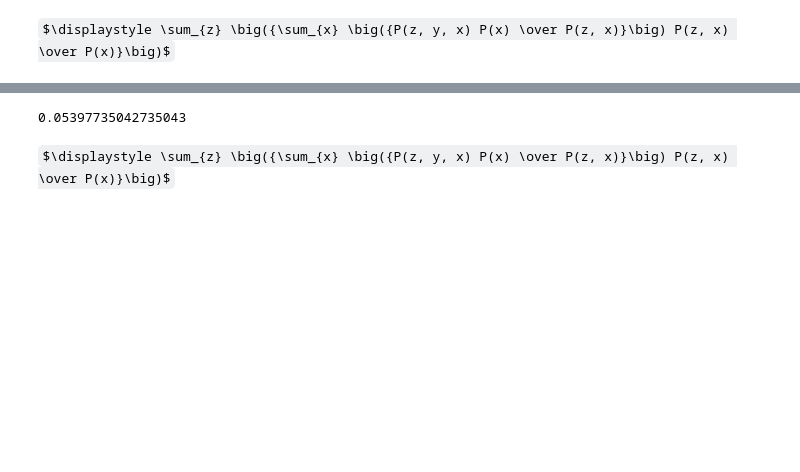
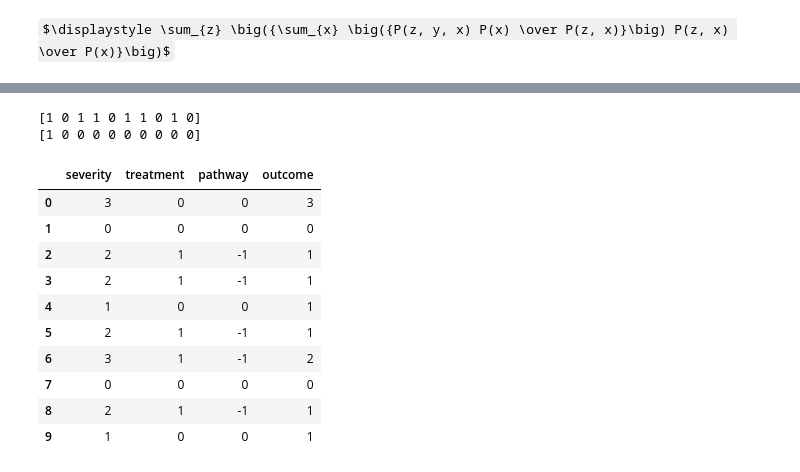
Before and after one commit to leo-ware/pqp, a Jupyter notebook: writeup/examples.ipynb, the cells around one changed output, grey strips where cells are left out. Cells and saved outputs as stored; diff of their text form; code cells hidden in the pictures; some formulas as TeX source; blank space fills up the shorter version.

```diff
--- a/writeup/examples.ipynb
+++ b/writeup/examples.ipynb
@@ -88,26 +19,0 @@ array([-4., -3., -2., -1.,  0.,  1.,  2.,  3.,  4.,  5.])
-# %%
-# examine control
-x = 0
-y = 5
-
-ac = 0
-for m in np.unique(df.m):
-    denom = (df.x == x).mean()
-
-    acc = 0
-    for x in np.unique(df.x):
-        numer = ((df.x == x) & (df.m == m) & (df.y == y)).mean() * (df.x == x).mean()
-        denom = ((df.x == x) & (df.m == m)).mean()
-        acc += numer / denom
-
-    numer = ((df.x == x) & (df.m == m)).mean() * acc
-
-    ac += numer / denom
-
-print(ac)
-# %% [output]
-0.05397735042735043
-# %%
-estimand.display()
-# %% [output]
-$\displaystyle \sum_{z} \big({\sum_{x} \big({P(z, y, x) P(x) \over P(z, x)}\big) P(z, x) \over P(x)}\big)$
@@ -113,0 +104,44 @@ $\displaystyle \sum_{z} \big({\sum_{x} \big({P(z, y, x) P(x) \over P(z, x)}\big)
+# %%
+np.random.seed(137)
+n = 10
+
+severity = np.random.binomial(3, 0.5, size=n)
+doctor_noise = np.random.binomial(1, 0.1, size=n)
+print((severity > 1).astype(int))
+print(doctor_noise)
+treatment = ((severity > 1) != doctor_noise).astype(int)
+
+# print(treatment)
+
+pathway_predisposition = 0# np.random.binomial(2, 0.5, size=n)
+pathway = pathway_predisposition - treatment
+
+outcome_noise = 0#np.random.binomial(2, 0.5, size=n)
+outcome = pathway + severity + outcome_noise
+
+model_vars = {}
+for name in ["severity", "treatment", "pathway", "outcome"]:
+    model_vars[name] = Variable(name)
+
+df = pd.DataFrame({
+    "severity": severity,
+    "treatment": treatment,
+    "pathway": pathway,
+    "outcome": outcome,
+})
+
+df.head(10)
+# %% [output]
+[1 0 1 1 0 1 1 0 1 0]
+[1 0 0 0 0 0 0 0 0 0]
+|  | severity | treatment | pathway | outcome |
+| 0 | 3 | 0 | 0 | 3 |
+| 1 | 0 | 0 | 0 | 0 |
+| 2 | 2 | 1 | -1 | 1 |
+| 3 | 2 | 1 | -1 | 1 |
+| 4 | 1 | 0 | 0 | 1 |
+| 5 | 2 | 1 | -1 | 1 |
+| 6 | 3 | 1 | -1 | 2 |
+| 7 | 0 | 0 | 0 | 0 |
+| 8 | 2 | 1 | -1 | 1 |
+| 9 | 1 | 0 | 0 | 1 |
```
Also changed, not shown: parts of 14 cells of this notebook, 21 other files.
